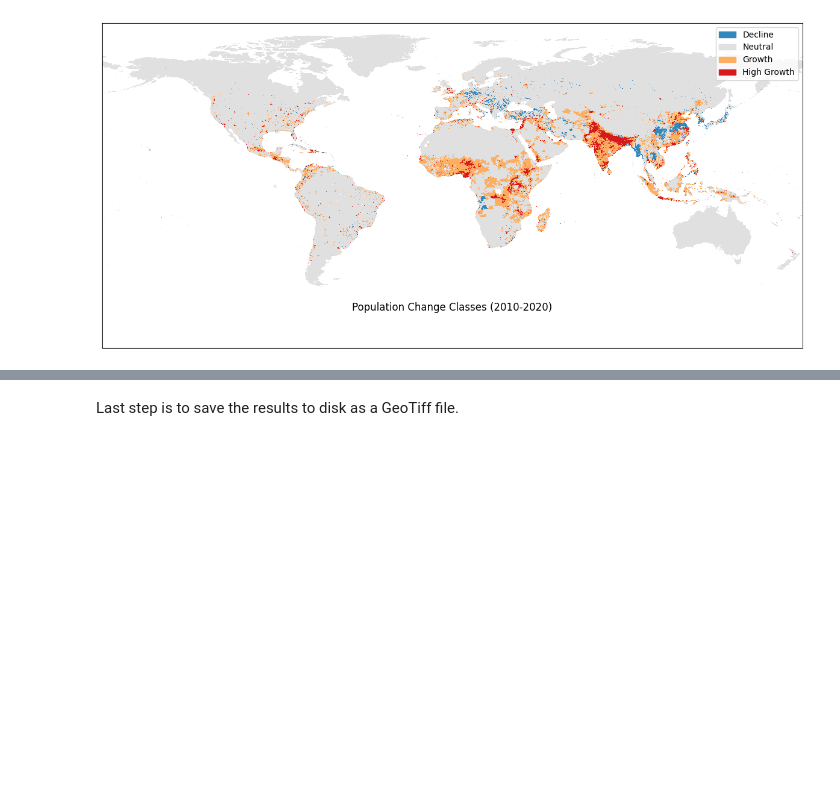
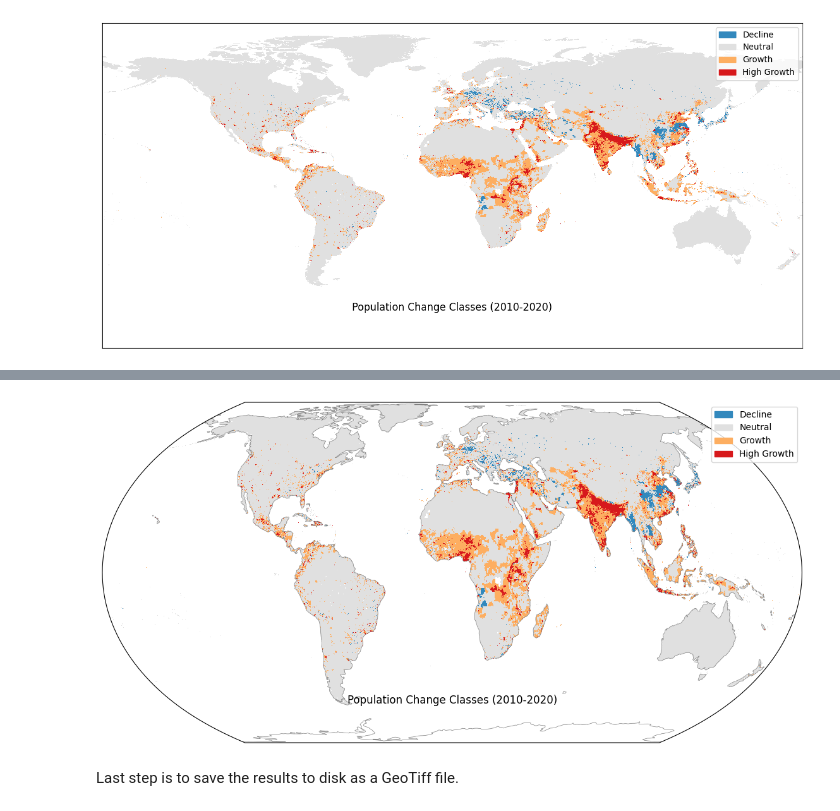
Before and after one commit to somdeepkundu/test_git, a Jupyter notebook: notebooks/xarray_raster_styling_analysis.ipynb, the cells around one changed output, grey strips where cells are left out. Saved outputs shown, nothing was run; the diff lists cells and outputs as text; code cells hidden in the pictures; blank space fills up the shorter version.

```diff
--- a/notebooks/xarray_raster_styling_analysis.ipynb
+++ b/notebooks/xarray_raster_styling_analysis.ipynb
@@ -93,4 +93,5 @@ with zipfile.ZipFile(gpw_pop_2020_path) as f:
       tif_file = file
 
 gpw_pop_2020_uri = 'zip://{}!{}'.format(gpw_pop_2020_path, tif_file)
-pop2020 = rxr.open_rasterio(gpw_pop_2020_uri, mask_and_scale=True)
+pop2020 = rxr.open_rasterio(gpw_pop_2020_uri, mask_and_scale=True, chunks="auto")
+pop2020
@@ -173,3 +224,37 @@ plt.show()
+# %%
+import cartopy.crs as ccrs
+
+fig, ax = plt.subplots(1, 1, subplot_kw={'projection': ccrs.EqualEarth()})
+fig.set_size_inches(15, 7)
+
+levels = np.linspace(
+    min(class_values), max(class_values) + 1, len(class_values) + 1)
+
+colors = ['#3288bd', '#e0e0e0', '#fdae61', '#d7191c']
+labels = ['Decline', 'Neutral', 'Growth', 'High Growth']
+
+change_class.plot.imshow(
+    ax=ax,
+    add_colorbar=False,
+    levels=levels,
+    vmin=1,
+    colors=colors,
+    transform=ccrs.PlateCarree()  # tells cartopy the data is in lat/lon
+)
+
+patches = [mpatches.Patch(color=colors[i], label=labels[i]) for i in range(4)]
+ax.legend(handles=patches)
+ax.set_title('Population Change Classes (2010-2020)', y=0.1)
+
+ax.coastlines(linewidth=0.5, color='gray')  # optional: adds context
+ax.set_global()  # ensures full globe is shown
+
+ax.get_xaxis().set_visible(False)
+ax.get_yaxis().set_visible(False)
+
+plt.show()
+# %% [output]
+[figure, added]
 # %% [markdown]
 Last step is to save the results to disk as a GeoTiff file.
 # %%
```
Also changed, not shown: parts of 9 cells of this notebook.
